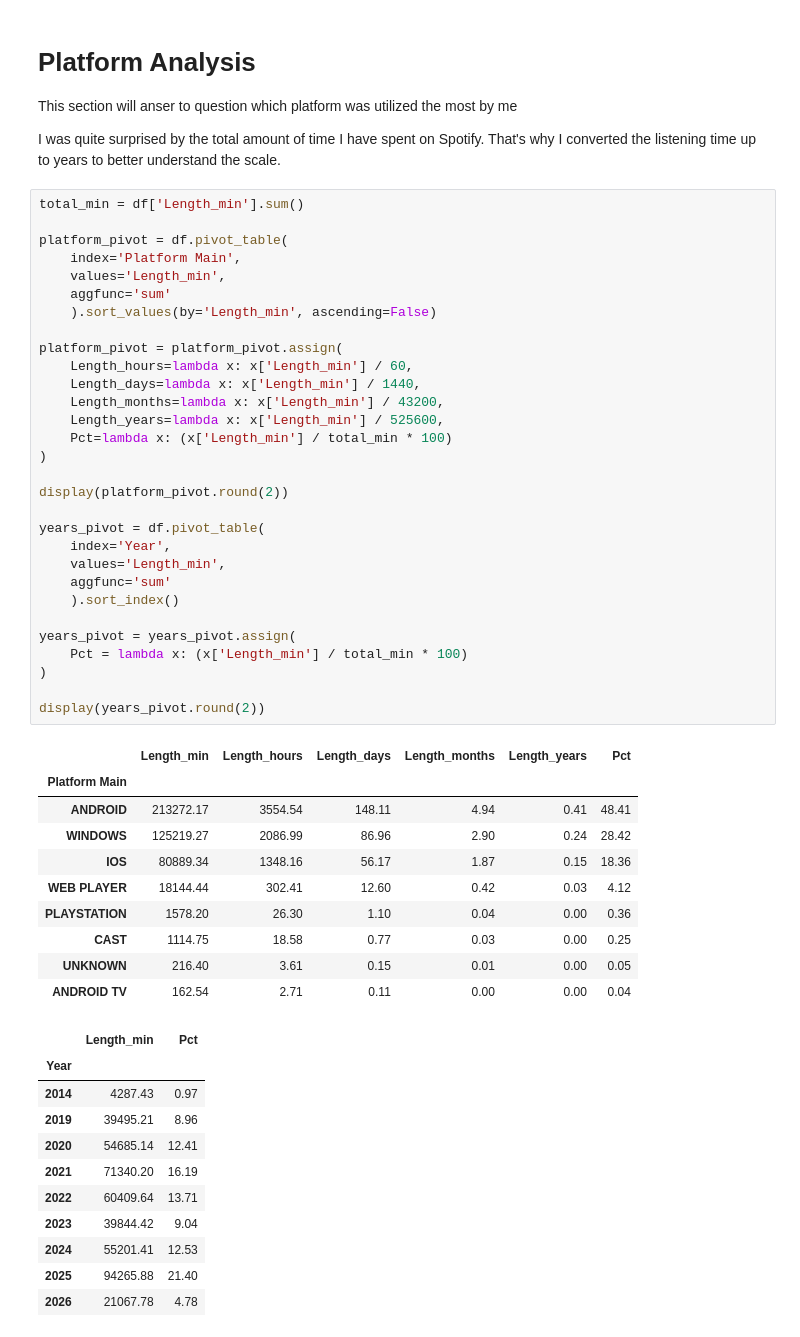
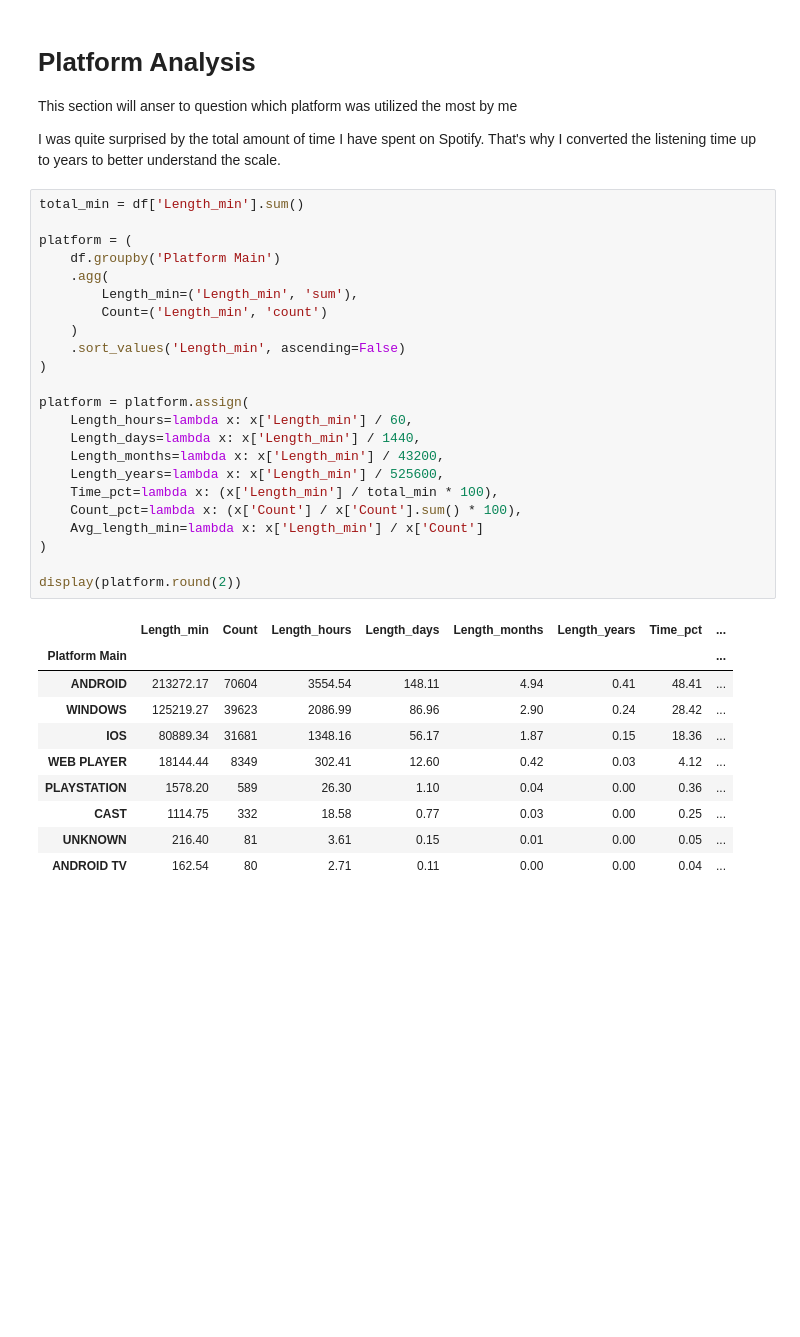
Before and after one commit to SirMarwi/spotify-analysis, a Jupyter notebook: spotify-analysis.ipynb, the cells around one changed output. Cells and saved outputs as stored; diff of their text form; blank space fills up the shorter version.

```diff
--- a/spotify-analysis.ipynb
+++ b/spotify-analysis.ipynb
@@ -83,52 +84,34 @@ That's why I converted the listening time up to years to better understand the s
 # %%
 total_min = df['Length_min'].sum()
 
-platform_pivot = df.pivot_table(
-    index='Platform Main',
-    values='Length_min',
-    aggfunc='sum'
-    ).sort_values(by='Length_min', ascending=False)
+platform = (
+    df.groupby('Platform Main')
+    .agg(
+        Length_min=('Length_min', 'sum'),
+        Count=('Length_min', 'count')
+    )
+    .sort_values('Length_min', ascending=False)
+)
 
-platform_pivot = platform_pivot.assign(
+platform = platform.assign(
     Length_hours=lambda x: x['Length_min'] / 60,
     Length_days=lambda x: x['Length_min'] / 1440,
     Length_months=lambda x: x['Length_min'] / 43200,
     Length_years=lambda x: x['Length_min'] / 525600,
-    Pct=lambda x: (x['Length_min'] / total_min * 100)
+    Time_pct=lambda x: (x['Length_min'] / total_min * 100),
+    Count_pct=lambda x: (x['Count'] / x['Count'].sum() * 100),
+    Avg_length_min=lambda x: x['Length_min'] / x['Count']
 )
 
-display(platform_pivot.round(2))
-
-years_pivot = df.pivot_table(
-    index='Year',
-    values='Length_min',
-    aggfunc='sum'
-    ).sort_index()
-
-years_pivot = years_pivot.assign(
-    Pct = lambda x: (x['Length_min'] / total_min * 100)
-)
-
-display(years_pivot.round(2))
+display(platform.round(2))
 # %% [output]
-|  | Length_min | Length_hours | Length_days | Length_months | Length_years | Pct |
-| Platform Main |  |  |  |  |  |  |
-| ANDROID | 213272.17 | 3554.54 | 148.11 | 4.94 | 0.41 | 48.41 |
-| WINDOWS | 125219.27 | 2086.99 | 86.96 | 2.90 | 0.24 | 28.42 |
-| IOS | 80889.34 | 1348.16 | 56.17 | 1.87 | 0.15 | 18.36 |
-| WEB PLAYER | 18144.44 | 302.41 | 12.60 | 0.42 | 0.03 | 4.12 |
-| PLAYSTATION | 1578.20 | 26.30 | 1.10 | 0.04 | 0.00 | 0.36 |
-| CAST | 1114.75 | 18.58 | 0.77 | 0.03 | 0.00 | 0.25 |
-| UNKNOWN | 216.40 | 3.61 | 0.15 | 0.01 | 0.00 | 0.05 |
-| ANDROID TV | 162.54 | 2.71 | 0.11 | 0.00 | 0.00 | 0.04 |
+|  | Length_min | Count | Length_hours | Length_days | Length_months | Length_years | Time_pct | ... |
+| Platform Main |  |  |  |  |  |  |  | ... |
+| ANDROID | 213272.17 | 70604 | 3554.54 | 148.11 | 4.94 | 0.41 | 48.41 | ... |
+| WINDOWS | 125219.27 | 39623 | 2086.99 | 86.96 | 2.90 | 0.24 | 28.42 | ... |
+| IOS | 80889.34 | 31681 | 1348.16 | 56.17 | 1.87 | 0.15 | 18.36 | ... |
+| WEB PLAYER | 18144.44 | 8349 | 302.41 | 12.60 | 0.42 | 0.03 | 4.12 | ... |
+| PLAYSTATION | 1578.20 | 589 | 26.30 | 1.10 | 0.04 | 0.00 | 0.36 | ... |
+| CAST | 1114.75 | 332 | 18.58 | 0.77 | 0.03 | 0.00 | 0.25 | ... |
+| UNKNOWN | 216.40 | 81 | 3.61 | 0.15 | 0.01 | 0.00 | 0.05 | ... |
+| ANDROID TV | 162.54 | 80 | 2.71 | 0.11 | 0.00 | 0.00 | 0.04 | ... |
-|  | Length_min | Pct |
-| Year |  |  |
-| 2014 | 4287.43 | 0.97 |
-| 2019 | 39495.21 | 8.96 |
-| 2020 | 54685.14 | 12.41 |
-| 2021 | 71340.20 | 16.19 |
-| 2022 | 60409.64 | 13.71 |
-| 2023 | 39844.42 | 9.04 |
-| 2024 | 55201.41 | 12.53 |
-| 2025 | 94265.88 | 21.40 |
-| 2026 | 21067.78 | 4.78 |
```
Also changed, not shown: parts of 3 cells of this notebook.
